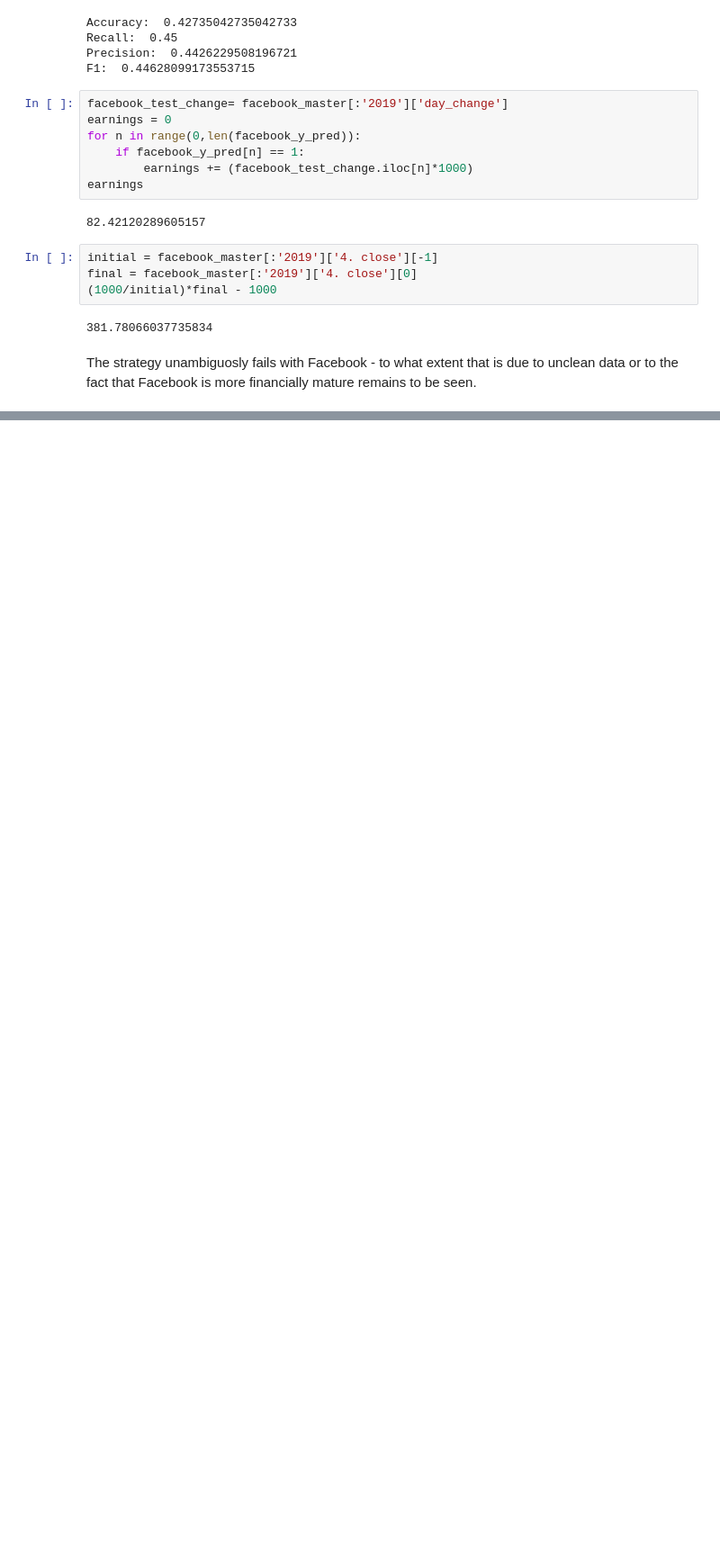
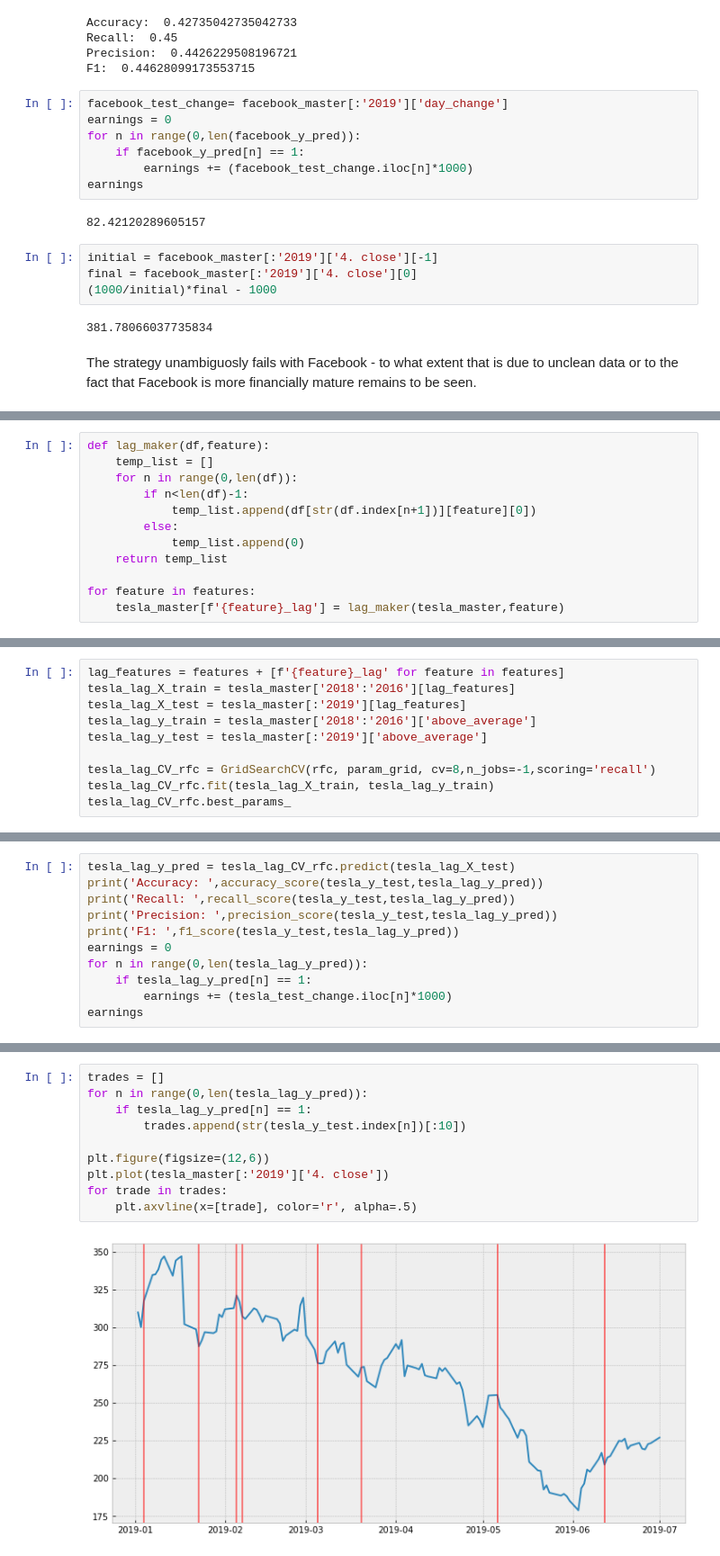
Before and after one commit to max-miller/stock_sentiment_analyzer, a Jupyter notebook: sentiment_based_predictions.ipynb, the cells around one changed output, grey strips where cells are left out. Shown at 90% size. Cells and saved outputs as stored; diff of their text form; blank space fills up the shorter version.

Commit message:
Update to predictions notebook, plus rename

```diff
--- a/sentiment_based_predicitons.ipynb
+++ b/sentiment_based_predictions.ipynb
@@ -335,0 +397,12 @@ The strategy unambiguosly fails with Facebook - to what extent that is due to un
+# %%
+def lag_maker(df,feature):
+    temp_list = []
+    for n in range(0,len(df)):
+        if n<len(df)-1:
+            temp_list.append(df[str(df.index[n+1])][feature][0])
+        else:
+            temp_list.append(0)
+    return temp_list
+
+for feature in features:
+    tesla_master[f'{feature}_lag'] = lag_maker(tesla_master,feature)
@@ -335,0 +420,10 @@ The strategy unambiguosly fails with Facebook - to what extent that is due to un
+# %%
+lag_features = features + [f'{feature}_lag' for feature in features]
+tesla_lag_X_train = tesla_master['2018':'2016'][lag_features]
+tesla_lag_X_test = tesla_master[:'2019'][lag_features]
+tesla_lag_y_train = tesla_master['2018':'2016']['above_average']
+tesla_lag_y_test = tesla_master[:'2019']['above_average']
+
+tesla_lag_CV_rfc = GridSearchCV(rfc, param_grid, cv=8,n_jobs=-1,scoring='recall')
+tesla_lag_CV_rfc.fit(tesla_lag_X_train, tesla_lag_y_train)
+tesla_lag_CV_rfc.best_params_
@@ -335,0 +435,11 @@ The strategy unambiguosly fails with Facebook - to what extent that is due to un
+# %%
+tesla_lag_y_pred = tesla_lag_CV_rfc.predict(tesla_lag_X_test)
+print('Accuracy: ',accuracy_score(tesla_y_test,tesla_lag_y_pred))
+print('Recall: ',recall_score(tesla_y_test,tesla_lag_y_pred))
+print('Precision: ',precision_score(tesla_y_test,tesla_lag_y_pred))
+print('F1: ',f1_score(tesla_y_test,tesla_lag_y_pred))
+earnings = 0
+for n in range(0,len(tesla_lag_y_pred)):
+    if tesla_lag_y_pred[n] == 1:
+        earnings += (tesla_test_change.iloc[n]*1000)
+earnings
@@ -335,0 +452,12 @@ The strategy unambiguosly fails with Facebook - to what extent that is due to un
+# %%
+trades = []
+for n in range(0,len(tesla_lag_y_pred)):
+    if tesla_lag_y_pred[n] == 1:
+        trades.append(str(tesla_y_test.index[n])[:10])
+
+plt.figure(figsize=(12,6))
+plt.plot(tesla_master[:'2019']['4. close'])
+for trade in trades:
+    plt.axvline(x=[trade], color='r', alpha=.5)
+# %% [output]
+[figure, added]
```
Also changed, not shown: parts of 12 cells of this notebook.
